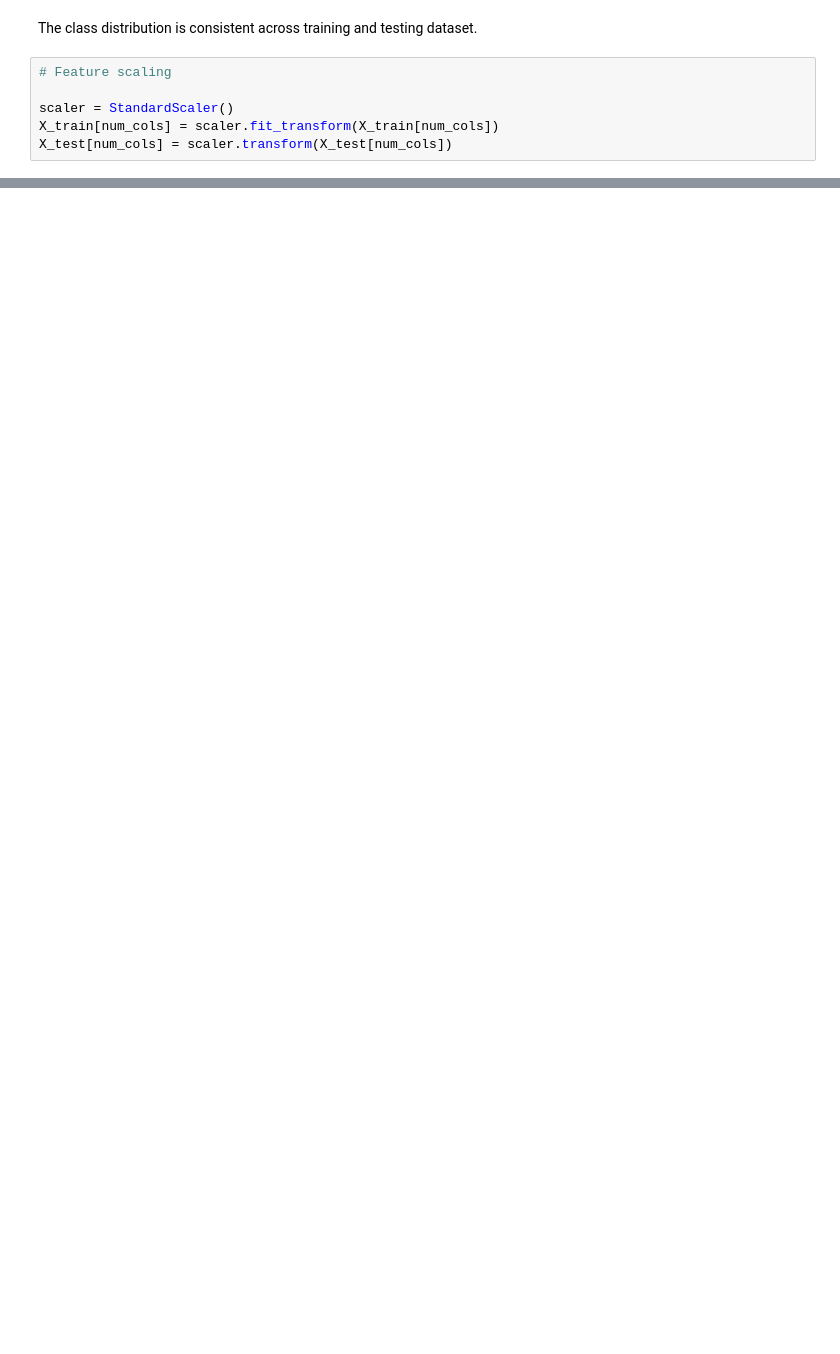
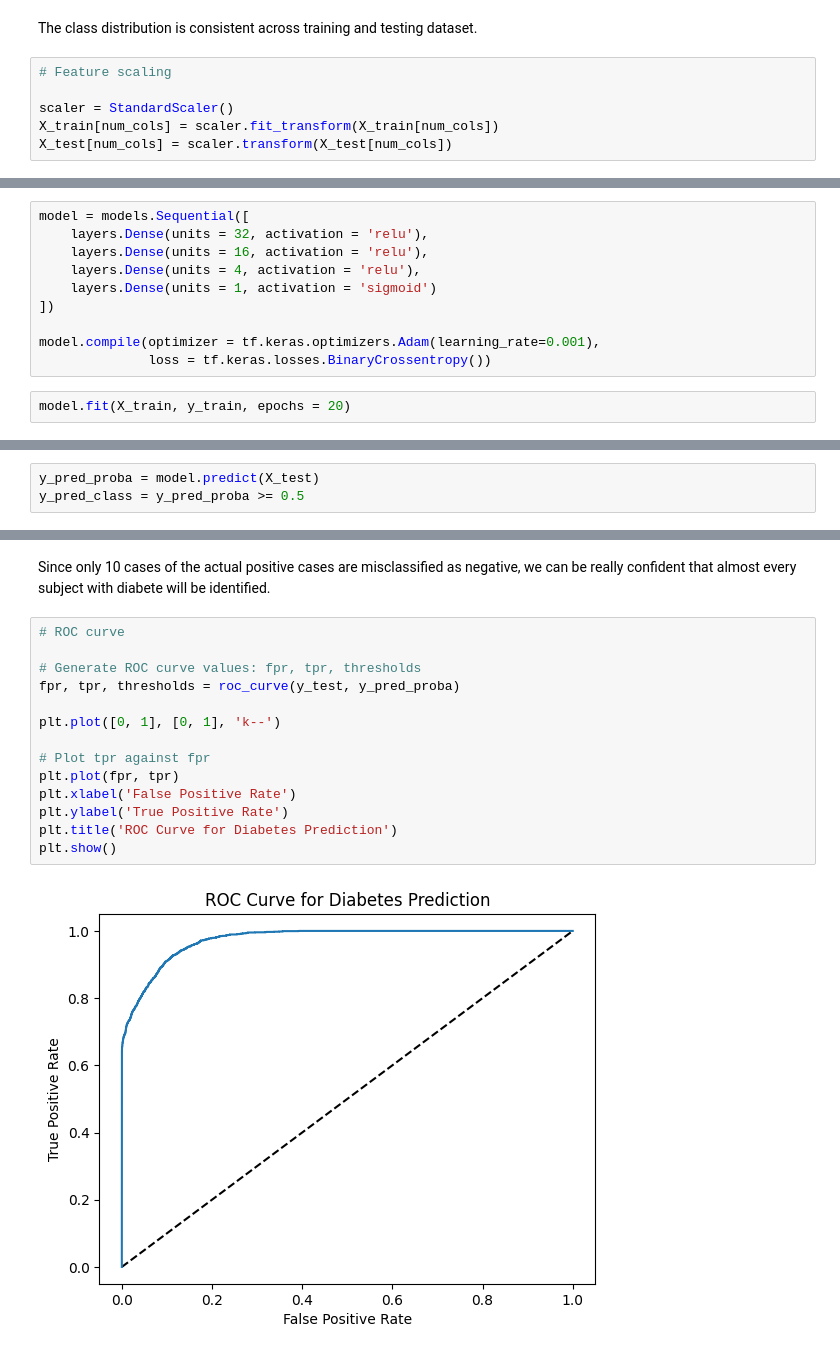
Before and after one commit to minhvyha/PredictifyMeNoteBook, a Jupyter notebook: diabetes_prediction.ipynb, the cells around one changed output, grey strips where cells are left out. Drawn from its saved outputs; the diff is of its cells as text; blank space fills up the shorter version.

```diff
--- a/diabetes_prediction.ipynb
+++ b/diabetes_prediction.ipynb
@@ -215,0 +294,12 @@ X_test[num_cols] = scaler.transform(X_test[num_cols])
+# %%
+model = models.Sequential([
+    layers.Dense(units = 32, activation = 'relu'),
+    layers.Dense(units = 16, activation = 'relu'),
+    layers.Dense(units = 4, activation = 'relu'),
+    layers.Dense(units = 1, activation = 'sigmoid')
+])
+
+model.compile(optimizer = tf.keras.optimizers.Adam(learning_rate=0.001),
+              loss = tf.keras.losses.BinaryCrossentropy())
+# %%
+model.fit(X_train, y_train, epochs = 20)
@@ -215,0 +325,3 @@ X_test[num_cols] = scaler.transform(X_test[num_cols])
+# %%
+y_pred_proba = model.predict(X_test)
+y_pred_class = y_pred_proba >= 0.5
@@ -215,0 +356,18 @@ X_test[num_cols] = scaler.transform(X_test[num_cols])
+# %% [markdown]
+Since only 10 cases of the actual positive cases are misclassified as negative, we can be really confident that almost every subject with diabete will be identified.
+# %%
+# ROC curve
+
+# Generate ROC curve values: fpr, tpr, thresholds
+fpr, tpr, thresholds = roc_curve(y_test, y_pred_proba)
+
+plt.plot([0, 1], [0, 1], 'k--')
+
+# Plot tpr against fpr
+plt.plot(fpr, tpr)
+plt.xlabel('False Positive Rate')
+plt.ylabel('True Positive Rate')
+plt.title('ROC Curve for Diabetes Prediction')
+plt.show()
+# %% [output]
+[figure, added]
```
Also changed, not shown: parts of 31 cells of this notebook.
